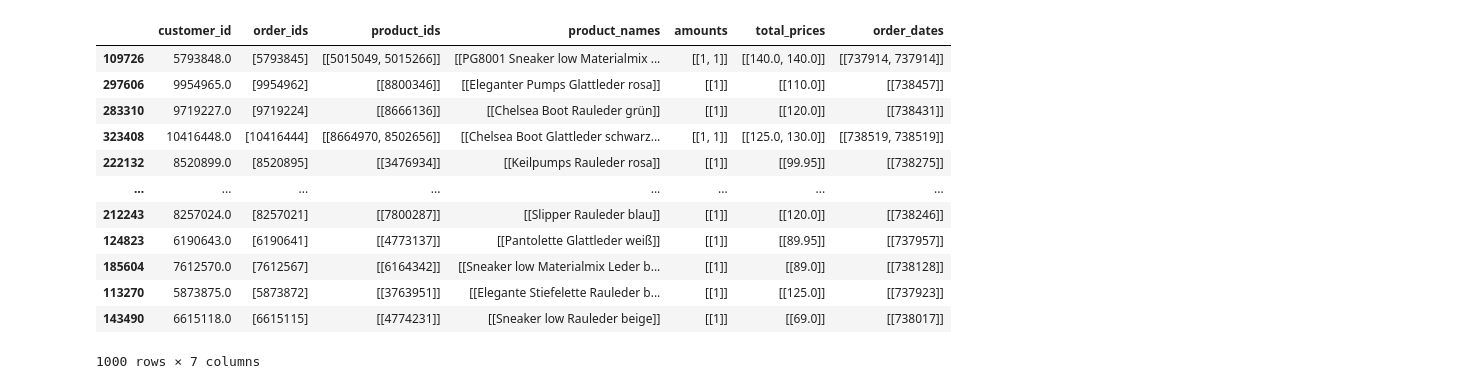
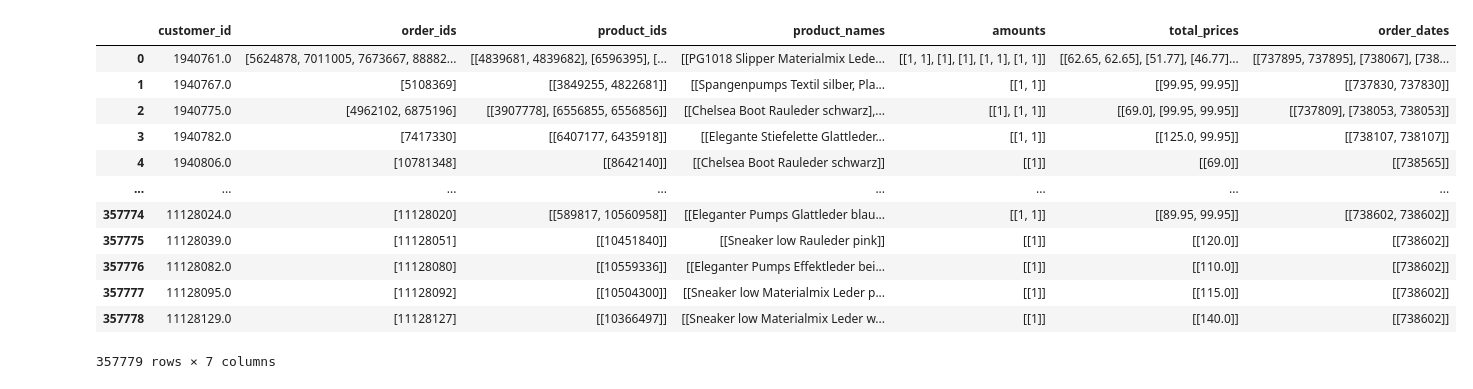
Before and after one commit to tomhuber96/master-thesis-practical-part, a Jupyter notebook: DL/gabor/gabor_lstm.ipynb, the cells around one changed output. Drawn from its saved outputs; the diff is of its cells as text; code cells hidden in the pictures.

```diff
--- a/DL/gabor/gabor_lstm.ipynb
+++ b/DL/gabor/gabor_lstm.ipynb
@@ -29,24 +30,24 @@ if activate_mlflow:
 basepath = '../../datasets/preprocessed_datasets/gabor/'
 product_data = pd.read_pickle(basepath +'orders_and_products_by_customer.pkl')
 # %%
-product_data = product_data.sample(n=1000)
+#product_data = product_data.sample(n=1000)
 # convert dates to ordinal
 product_data['order_dates'] = product_data['order_dates'].apply(lambda x: [ [datetime.fromtimestamp(date).date().toordinal() for date in dateList] for dateList in x] )
 product_data
 # %% [output]
 |  | customer_id | order_ids | product_ids | product_names | amounts | total_prices | order_dates |
-| 109726 | 5793848.0 | [5793845] | [[5015049, 5015266]] | [[PG8001 Sneaker low Materialmix ... | [[1, 1]] | [[140.0, 140.0]] | [[737914, 737914]] |
-| 297606 | 9954965.0 | [9954962] | [[8800346]] | [[Eleganter Pumps Glattleder rosa]] | [[1]] | [[110.0]] | [[738457]] |
-| 283310 | 9719227.0 | [9719224] | [[8666136]] | [[Chelsea Boot Rauleder grün]] | [[1]] | [[120.0]] | [[738431]] |
-| 323408 | 10416448.0 | [10416444] | [[8664970, 8502656]] | [[Chelsea Boot Glattleder schwarz... | [[1, 1]] | [[125.0, 130.0]] | [[738519, 738519]] |
-| 222132 | 8520899.0 | [8520895] | [[3476934]] | [[Keilpumps Rauleder rosa]] | [[1]] | [[99.95]] | [[738275]] |
+| 0 | 1940761.0 | [5624878, 7011005, 7673667, 88882... | [[4839681, 4839682], [6596395], [... | [[PG1018 Slipper Materialmix Lede... | [[1, 1], [1], [1], [1, 1], [1, 1]] | [[62.65, 62.65], [51.77], [46.77]... | [[737895, 737895], [738067], [738... |
+| 1 | 1940767.0 | [5108369] | [[3849255, 4822681]] | [[Spangenpumps Textil silber, Pla... | [[1, 1]] | [[99.95, 99.95]] | [[737830, 737830]] |
+| 2 | 1940775.0 | [4962102, 6875196] | [[3907778], [6556855, 6556856]] | [[Chelsea Boot Rauleder schwarz],... | [[1], [1, 1]] | [[69.0], [99.95, 99.95]] | [[737809], [738053, 738053]] |
+| 3 | 1940782.0 | [7417330] | [[6407177, 6435918]] | [[Elegante Stiefelette Glattleder... | [[1, 1]] | [[125.0, 99.95]] | [[738107, 738107]] |
+| 4 | 1940806.0 | [10781348] | [[8642140]] | [[Chelsea Boot Rauleder schwarz]] | [[1]] | [[69.0]] | [[738565]] |
 | ... | ... | ... | ... | ... | ... | ... | ... |
-| 212243 | 8257024.0 | [8257021] | [[7800287]] | [[Slipper Rauleder blau]] | [[1]] | [[120.0]] | [[738246]] |
-| 124823 | 6190643.0 | [6190641] | [[4773137]] | [[Pantolette Glattleder weiß]] | [[1]] | [[89.95]] | [[737957]] |
-| 185604 | 7612570.0 | [7612567] | [[6164342]] | [[Sneaker low Materialmix Leder b... | [[1]] | [[89.0]] | [[738128]] |
-| 113270 | 5873875.0 | [5873872] | [[3763951]] | [[Elegante Stiefelette Rauleder b... | [[1]] | [[125.0]] | [[737923]] |
-| 143490 | 6615118.0 | [6615115] | [[4774231]] | [[Sneaker low Rauleder beige]] | [[1]] | [[69.0]] | [[738017]] |
+| 357774 | 11128024.0 | [11128020] | [[589817, 10560958]] | [[Eleganter Pumps Glattleder blau... | [[1, 1]] | [[89.95, 99.95]] | [[738602, 738602]] |
+| 357775 | 11128039.0 | [11128051] | [[10451840]] | [[Sneaker low Rauleder pink]] | [[1]] | [[120.0]] | [[738602]] |
+| 357776 | 11128082.0 | [11128080] | [[10559336]] | [[Eleganter Pumps Effektleder bei... | [[1]] | [[110.0]] | [[738602]] |
+| 357777 | 11128095.0 | [11128092] | [[10504300]] | [[Sneaker low Materialmix Leder p... | [[1]] | [[115.0]] | [[738602]] |
+| 357778 | 11128129.0 | [11128127] | [[10366497]] | [[Sneaker low Materialmix Leder w... | [[1]] | [[140.0]] | [[738602]] |
-1000 rows × 7 columns
+357779 rows × 7 columns
 # %%
 def bringToSameSizeOneDim(column):
     max_length = max(column.apply(len))
```
Also changed, not shown: parts of 8 cells of this notebook.
